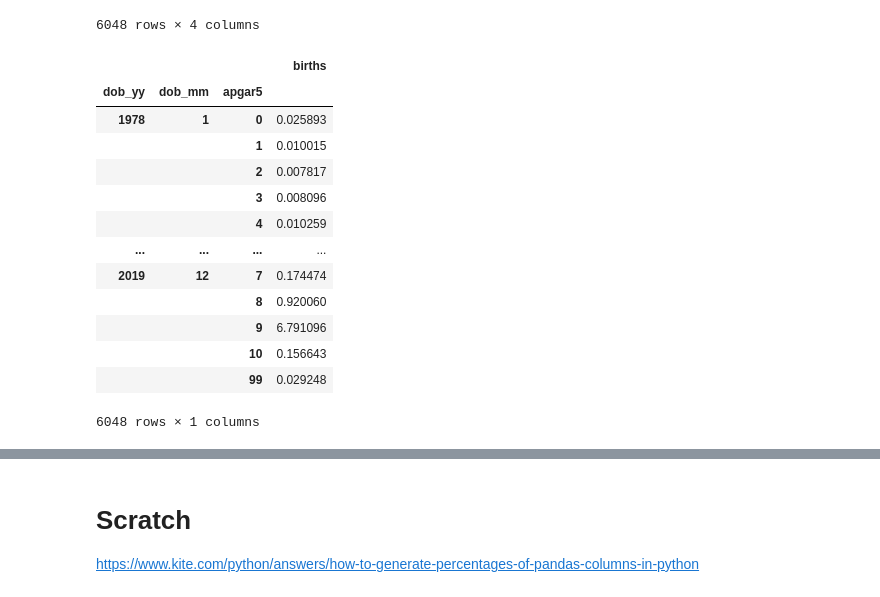
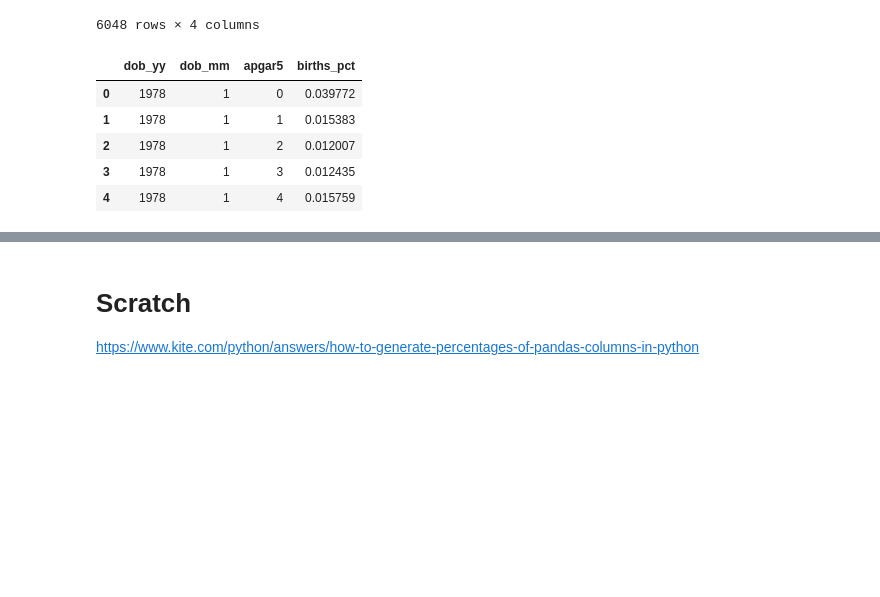
Before and after one commit to tvhahn/cdc-birth-data, a Jupyter notebook: notebooks/1.0-explore-apgar.ipynb, the cells around one changed output, grey strips where cells are left out. Drawn from its saved outputs; the diff is of its cells as text; code cells hidden in the pictures; blank space fills up the shorter version.

```diff
--- a/notebooks/1.0-explore-apgar.ipynb
+++ b/notebooks/1.0-explore-apgar.ipynb
@@ -259,21 +263,17 @@ df
 | 6047 | 1995 | 9 | 99 | 78831 |
 6048 rows × 4 columns
 # %%
+df = df[df['apgar5']!=99]
+df['apgar5'].unique()
+
 df_count = df.groupby(['dob_yy', 'dob_mm', 'apgar5']).agg({'births':'sum'})
 df_count = df_count.groupby(level=0).apply(lambda x: 100 * x / x.sum())
-df_count
+df_count = df_count.reset_index().rename(columns={'births':'births_pct'})
+df_count.head()
 # %% [output]
-|  |  |  | births |
-| dob_yy | dob_mm | apgar5 |  |
-| 1978 | 1 | 0 | 0.025893 |
-|  |  | 1 | 0.010015 |
-|  |  | 2 | 0.007817 |
-|  |  | 3 | 0.008096 |
-|  |  | 4 | 0.010259 |
-| ... | ... | ... | ... |
-| 2019 | 12 | 7 | 0.174474 |
-|  |  | 8 | 0.920060 |
-|  |  | 9 | 6.791096 |
-|  |  | 10 | 0.156643 |
-|  |  | 99 | 0.029248 |
+|  | dob_yy | dob_mm | apgar5 | births_pct |
+| 0 | 1978 | 1 | 0 | 0.039772 |
+| 1 | 1978 | 1 | 1 | 0.015383 |
+| 2 | 1978 | 1 | 2 | 0.012007 |
+| 3 | 1978 | 1 | 3 | 0.012435 |
+| 4 | 1978 | 1 | 4 | 0.015759 |
-6048 rows × 1 columns
```
Also changed, not shown: parts of 6 cells of this notebook.
